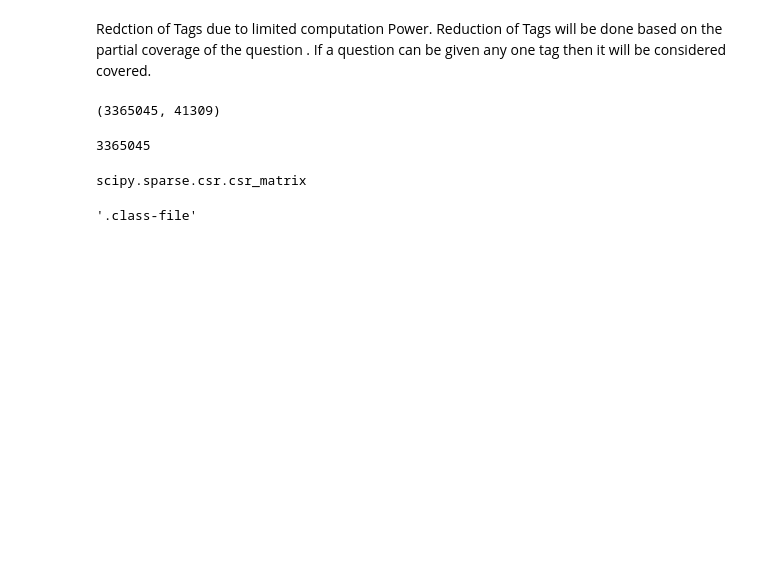
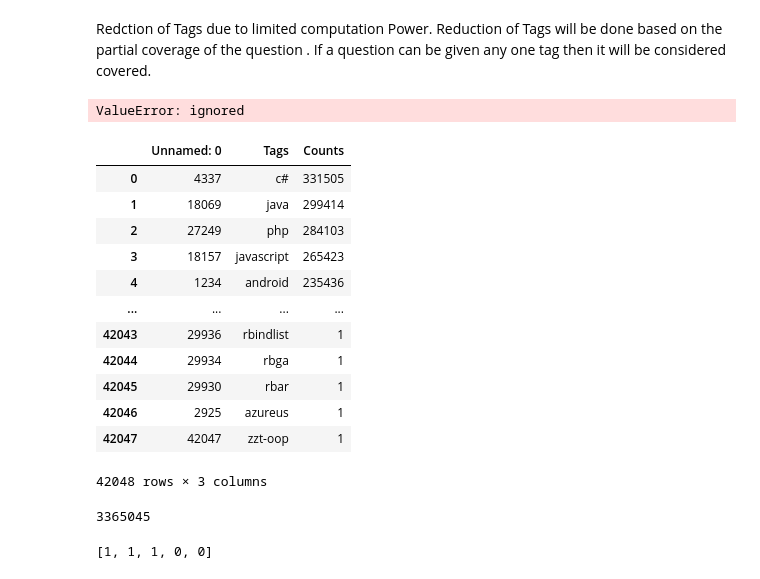
Before and after one commit to erYash15/StackOverflow-Tag-Prediction, a Jupyter notebook: facebook_recruiting_iii_keyword_extraction.ipynb, the cells around one changed output. Cells and saved outputs as stored; diff of their text form; code cells hidden in the pictures; blank space fills up the shorter version.

```diff
--- a/facebook_recruiting_iii_keyword_extraction.ipynb
+++ b/facebook_recruiting_iii_keyword_extraction.ipynb
@@ -482,5 +476,44 @@ for t in range(10000):
-# %%
-tag_mtx.shape
-# %% [output]
-(3365045, 41309)
+# %%
+start = datetime.datetime.now()
+
+#Read the tags sorted files.
+tag_df = pd.read_csv('/content/gdrive/My Drive/kaggle/tag_freq_dict_sorted.csv')
+
+#lets see first 2000 tags.
+
+Questions_Coverage = [ 0 for i in range(3365045)]
+Questions_Coverage_percentage = []
+for t in tqdm(range(2000)):
+  ques_lst =  list(tag_mtx.tocsr()[:,all_unique_tags.index(tag_df['Tags'][t])].todense().A1)
+  for i in range(3365045):
+   Questions_Coverage[i] = Questions_Coverage[i] or ques_lst[i]
+  Questions_Coverage_percentage.append(Questions_Coverage.count(1)/336504)
+
+#Plot the Questions_Coverage_percentage
+plt.plot(Questions_Coverage_percentage)
+plt.title("Percentage of Questions Covered")
+plt.grid()
+plt.xlabel("Number of most probable tags")
+plt.ylabel("Percentage")
+plt.show()
+
+print("Time of completion of subsection", datetime.datetime.now() - start)
+# %% [output]
+ValueError: ignored
+# %%
+tag_df
+# %% [output]
+|  | Unnamed: 0 | Tags | Counts |
+| 0 | 4337 | c# | 331505 |
+| 1 | 18069 | java | 299414 |
+| 2 | 27249 | php | 284103 |
+| 3 | 18157 | javascript | 265423 |
+| 4 | 1234 | android | 235436 |
+| ... | ... | ... | ... |
+| 42043 | 29936 | rbindlist | 1 |
+| 42044 | 29934 | rbga | 1 |
+| 42045 | 29930 | rbar | 1 |
+| 42046 | 2925 | azureus | 1 |
+| 42047 | 42047 | zzt-oop | 1 |
+42048 rows × 3 columns
 # %%
@@ -492,8 +523,4 @@ tag_mtx_transpose = tag_mtx.transpose
-# %%
-type(tag_mtx)
-# %% [output]
-scipy.sparse.csr.csr_matrix
-# %%
-all_unique_tags[5]
-# %% [output]
-'.class-file'
+# %%
+[1,1,1,0,0] or [1,1,0,1,0]
+# %% [output]
+[1, 1, 1, 0, 0]
```
Also changed, not shown: parts of 7 cells of this notebook.
